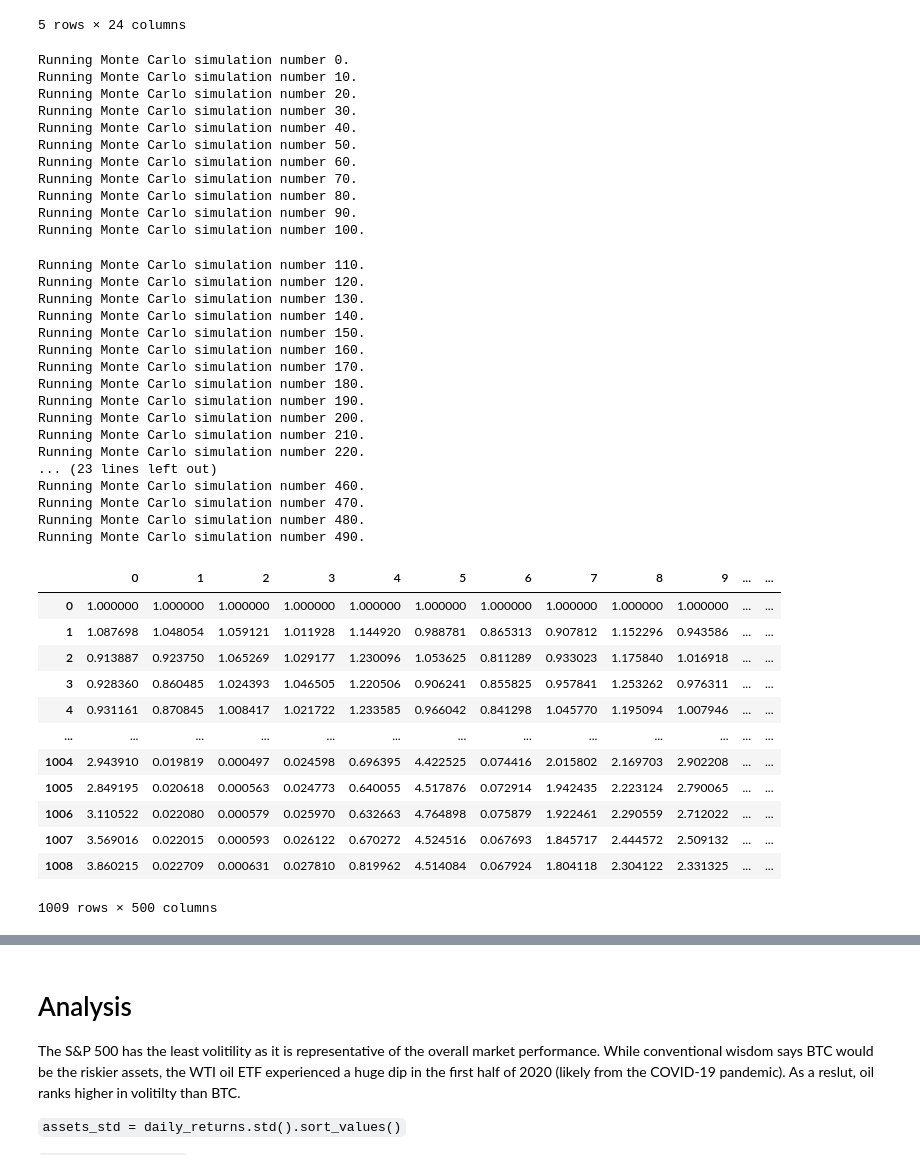
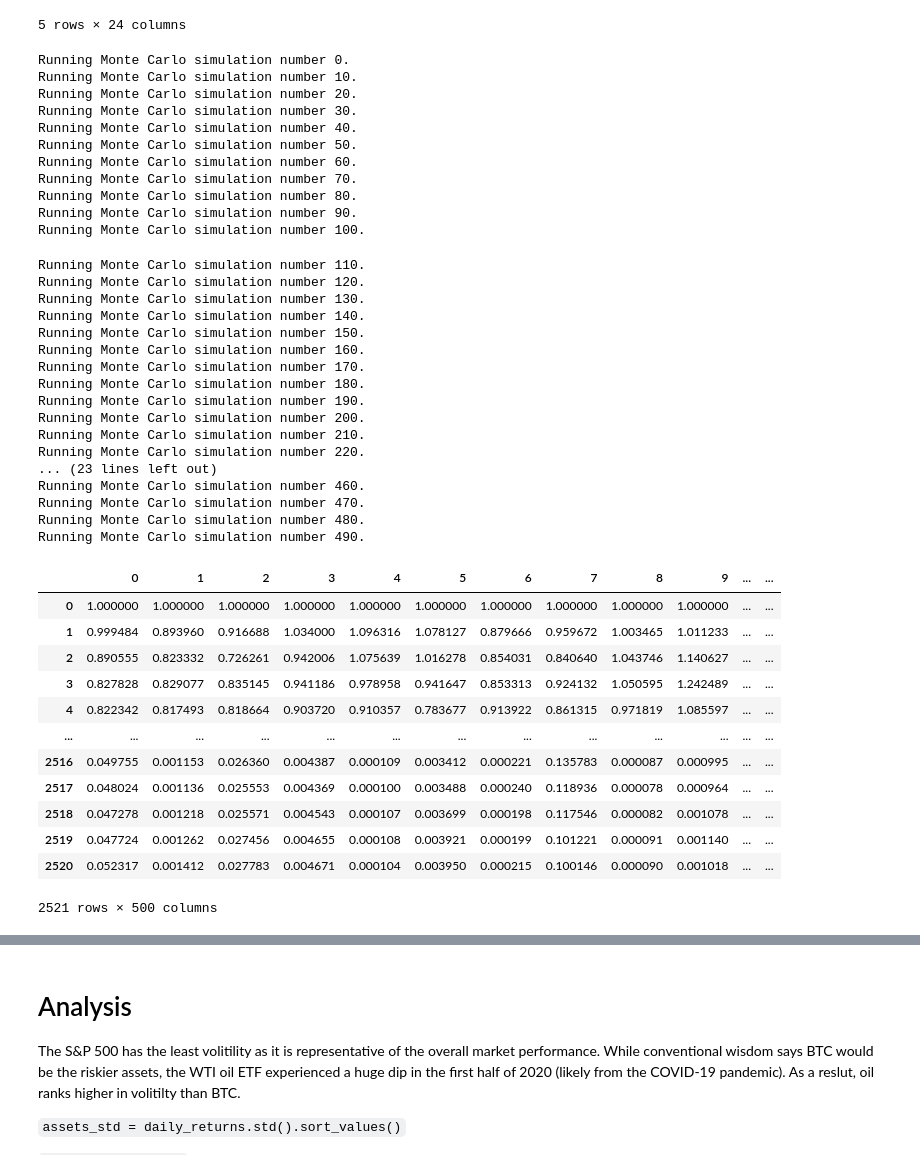
Before and after one commit to robel-codes/asset-correlation-analysis, a Jupyter notebook: DRAFT_data_analysis_cleaned.ipynb, the cells around one changed output, grey strips where cells are left out. Drawn from its saved outputs; the diff is of its cells as text; code cells hidden in the pictures.

```diff
--- a/DRAFT_data_analysis_cleaned.ipynb
+++ b/DRAFT_data_analysis_cleaned.ipynb
@@ -364,11 +366,12 @@ df_stock_data.head()
 | 2017-11-03 04:00:00+00:00 | 257.77 | 258.50 | 257.300 | 258.45 | 62908639 | 189765 | 258.119308 | 11.00 | 11.200 | 10.925 | ... |
 5 rows × 21 columns
 # %%
-MC_thirty_year = MCSimulation(
+# Initializes the Monte Carlos Simulation object
+MC_object = MCSimulation(
    portfolio_data = df_stock_data,
    weights = [1/3, 1/3, 1/3],
    num_simulation = 500,
-   num_trading_days = 252*4
+   num_trading_days = 252*10
 )
 # %%
 # Printing the simulation input data
@@ -385,48 +388,48 @@ MC_thirty_year.portfolio_data.head()
 5 rows × 24 columns
 # %%
 # Running a Monte Carlo simulation to forecast 30 years cumulative returns
-MC_thirty_year.calc_cumulative_return()
+MC_object.calc_cumulative_return()
 # %% [output]
 Running Monte Carlo simulation number 0.
 Running Monte Carlo simulation number 10.
 Running Monte Carlo simulation number 20.
 Running Monte Carlo simulation number 30.
 Running Monte Carlo simulation number 40.
 Running Monte Carlo simulation number 50.
 Running Monte Carlo simulation number 60.
 Running Monte Carlo simulation number 70.
 Running Monte Carlo simulation number 80.
 Running Monte Carlo simulation number 90.
 Running Monte Carlo simulation number 100.
 Running Monte Carlo simulation number 110.
 Running Monte Carlo simulation number 120.
 Running Monte Carlo simulation number 130.
 Running Monte Carlo simulation number 140.
 Running Monte Carlo simulation number 150.
 Running Monte Carlo simulation number 160.
 Running Monte Carlo simulation number 170.
 Running Monte Carlo simulation number 180.
 Running Monte Carlo simulation number 190.
 Running Monte Carlo simulation number 200.
 Running Monte Carlo simulation number 210.
 Running Monte Carlo simulation number 220.
 ... (23 lines left out)
 Running Monte Carlo simulation number 460.
 Running Monte Carlo simulation number 470.
 Running Monte Carlo simulation number 480.
 Running Monte Carlo simulation number 490.
 |  | 0 | 1 | 2 | 3 | 4 | 5 | 6 | 7 | 8 | 9 | ... | ... |
 | 0 | 1.000000 | 1.000000 | 1.000000 | 1.000000 | 1.000000 | 1.000000 | 1.000000 | 1.000000 | 1.000000 | 1.000000 | ... | ... |
-| 1 | 1.087698 | 1.048054 | 1.059121 | 1.011928 | 1.144920 | 0.988781 | 0.865313 | 0.907812 | 1.152296 | 0.943586 | ... | ... |
-| 2 | 0.913887 | 0.923750 | 1.065269 | 1.029177 | 1.230096 | 1.053625 | 0.811289 | 0.933023 | 1.175840 | 1.016918 | ... | ... |
-| 3 | 0.928360 | 0.860485 | 1.024393 | 1.046505 | 1.220506 | 0.906241 | 0.855825 | 0.957841 | 1.253262 | 0.976311 | ... | ... |
-| 4 | 0.931161 | 0.870845 | 1.008417 | 1.021722 | 1.233585 | 0.966042 | 0.841298 | 1.045770 | 1.195094 | 1.007946 | ... | ... |
+| 1 | 0.999484 | 0.893960 | 0.916688 | 1.034000 | 1.096316 | 1.078127 | 0.879666 | 0.959672 | 1.003465 | 1.011233 | ... | ... |
+| 2 | 0.890555 | 0.823332 | 0.726261 | 0.942006 | 1.075639 | 1.016278 | 0.854031 | 0.840640 | 1.043746 | 1.140627 | ... | ... |
+| 3 | 0.827828 | 0.829077 | 0.835145 | 0.941186 | 0.978958 | 0.941647 | 0.853313 | 0.924132 | 1.050595 | 1.242489 | ... | ... |
+| 4 | 0.822342 | 0.817493 | 0.818664 | 0.903720 | 0.910357 | 0.783677 | 0.913922 | 0.861315 | 0.971819 | 1.085597 | ... | ... |
 | ... | ... | ... | ... | ... | ... | ... | ... | ... | ... | ... | ... | ... |
-| 1004 | 2.943910 | 0.019819 | 0.000497 | 0.024598 | 0.696395 | 4.422525 | 0.074416 | 2.015802 | 2.169703 | 2.902208 | ... | ... |
-| 1005 | 2.849195 | 0.020618 | 0.000563 | 0.024773 | 0.640055 | 4.517876 | 0.072914 | 1.942435 | 2.223124 | 2.790065 | ... | ... |
-| 1006 | 3.110522 | 0.022080 | 0.000579 | 0.025970 | 0.632663 | 4.764898 | 0.075879 | 1.922461 | 2.290559 | 2.712022 | ... | ... |
-| 1007 | 3.569016 | 0.022015 | 0.000593 | 0.026122 | 0.670272 | 4.524516 | 0.067693 | 1.845717 | 2.444572 | 2.509132 | ... | ... |
-| 1008 | 3.860215 | 0.022709 | 0.000631 | 0.027810 | 0.819962 | 4.514084 | 0.067924 | 1.804118 | 2.304122 | 2.331325 | ... | ... |
+| 2516 | 0.049755 | 0.001153 | 0.026360 | 0.004387 | 0.000109 | 0.003412 | 0.000221 | 0.135783 | 0.000087 | 0.000995 | ... | ... |
+| 2517 | 0.048024 | 0.001136 | 0.025553 | 0.004369 | 0.000100 | 0.003488 | 0.000240 | 0.118936 | 0.000078 | 0.000964 | ... | ... |
+| 2518 | 0.047278 | 0.001218 | 0.025571 | 0.004543 | 0.000107 | 0.003699 | 0.000198 | 0.117546 | 0.000082 | 0.001078 | ... | ... |
+| 2519 | 0.047724 | 0.001262 | 0.027456 | 0.004655 | 0.000108 | 0.003921 | 0.000199 | 0.101221 | 0.000091 | 0.001140 | ... | ... |
+| 2520 | 0.052317 | 0.001412 | 0.027783 | 0.004671 | 0.000104 | 0.003950 | 0.000215 | 0.100146 | 0.000090 | 0.001018 | ... | ... |
-1009 rows × 500 columns
+2521 rows × 500 columns
 # %%
 # Plot simulation outcomes
```
Also changed, not shown: parts of 12 cells of this notebook, 2 other files.
